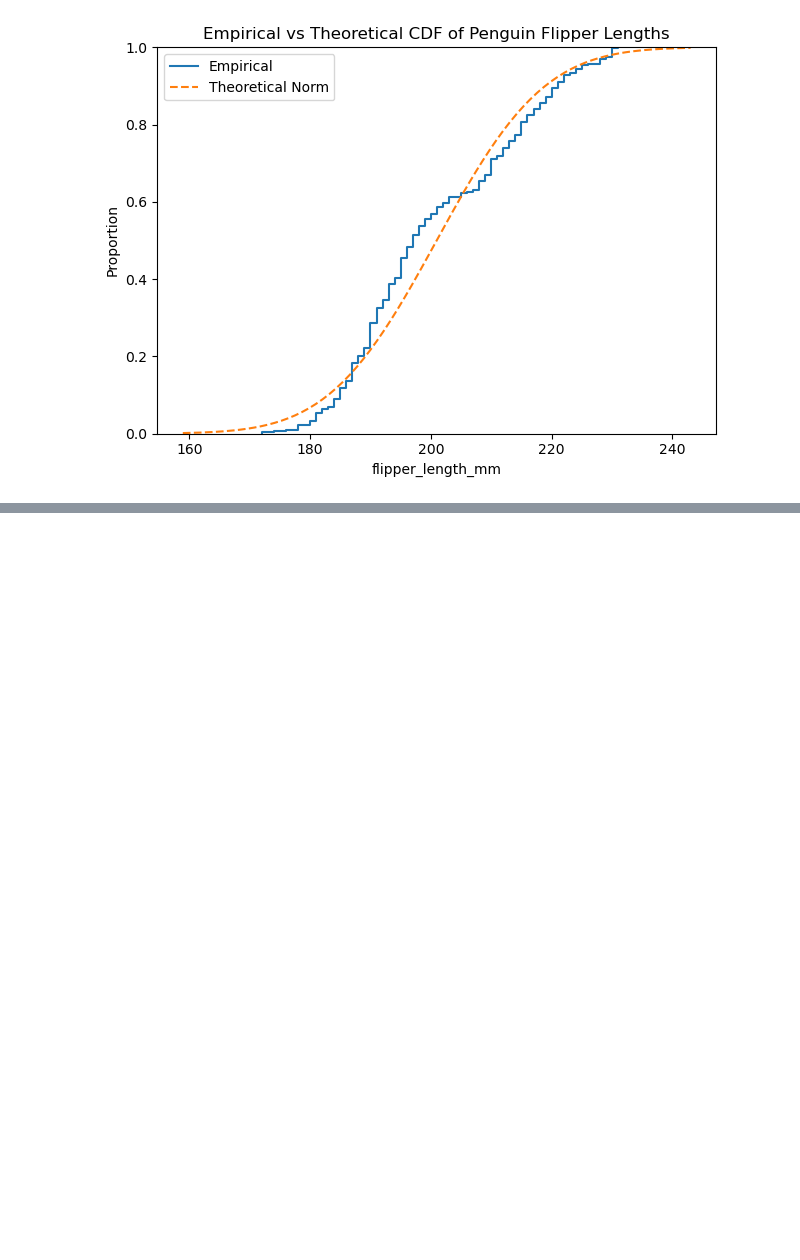
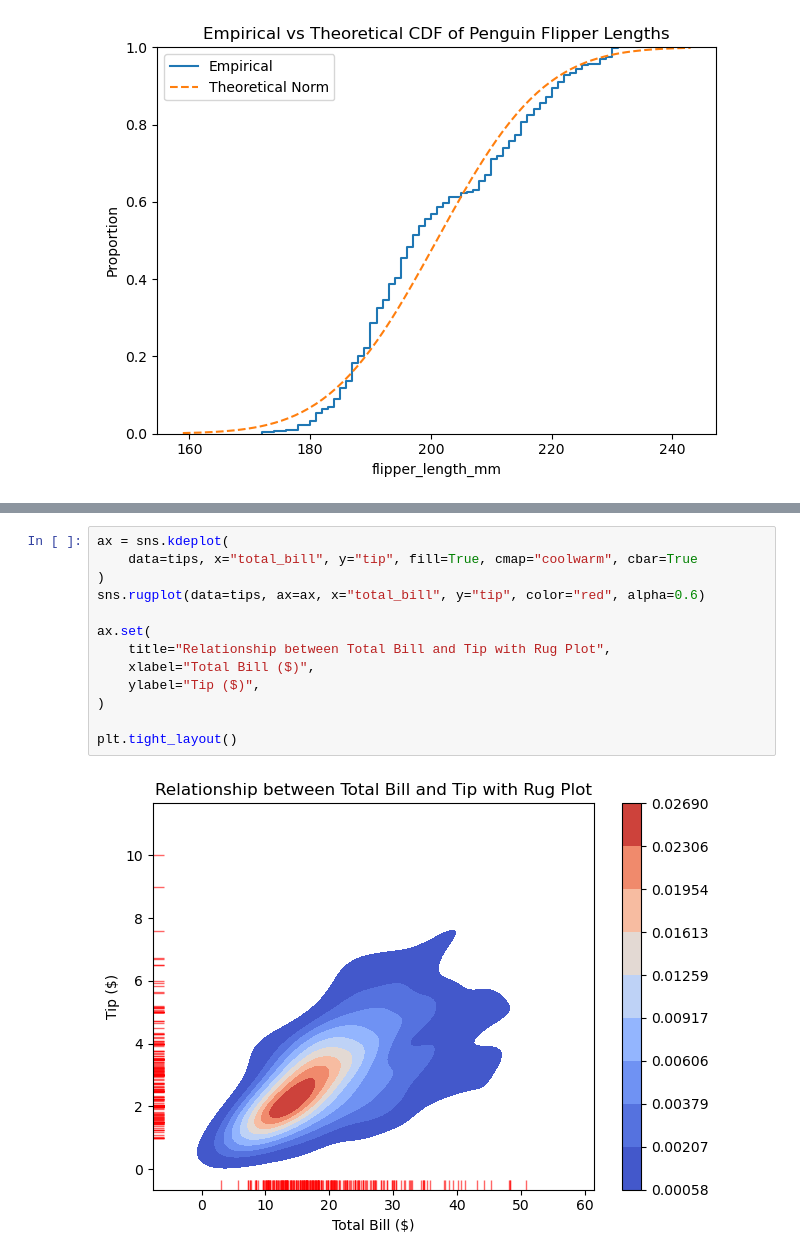
Before and after one commit to aradmehralian/data-visualization-practice, a Jupyter notebook: seaborn/Practice/04 Distribution Plots.ipynb, the cells around one changed output, grey strips where cells are left out. Cells and saved outputs as stored; diff of their text form; blank space fills up the shorter version.

```diff
--- a/seaborn/Practice/04 Distribution Plots.ipynb
+++ b/seaborn/Practice/04 Distribution Plots.ipynb
@@ -346,0 +389,15 @@ plt.tight_layout()
+# %%
+ax = sns.kdeplot(
+    data=tips, x="total_bill", y="tip", fill=True, cmap="coolwarm", cbar=True
+)
+sns.rugplot(data=tips, ax=ax, x="total_bill", y="tip", color="red", alpha=0.6)
+
+ax.set(
+    title="Relationship between Total Bill and Tip with Rug Plot",
+    xlabel="Total Bill ($)",
+    ylabel="Tip ($)",
+)
+
+plt.tight_layout()
+# %% [output]
+[figure, added]
```
Also changed, not shown: parts of 17 cells of this notebook.
